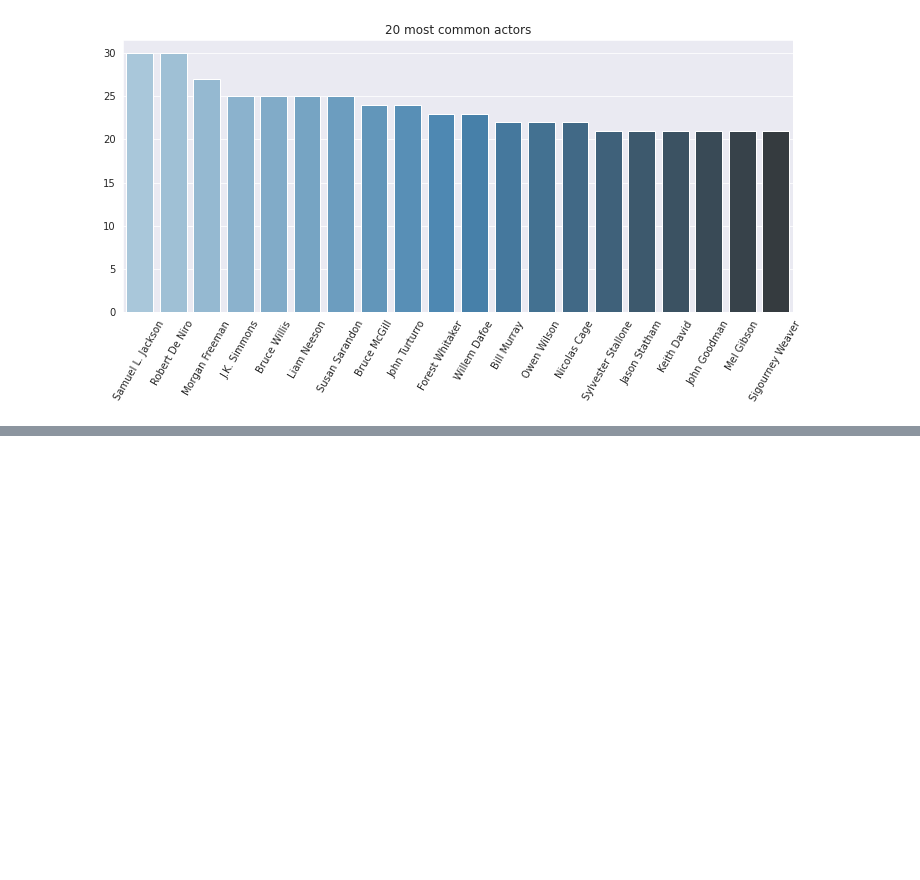
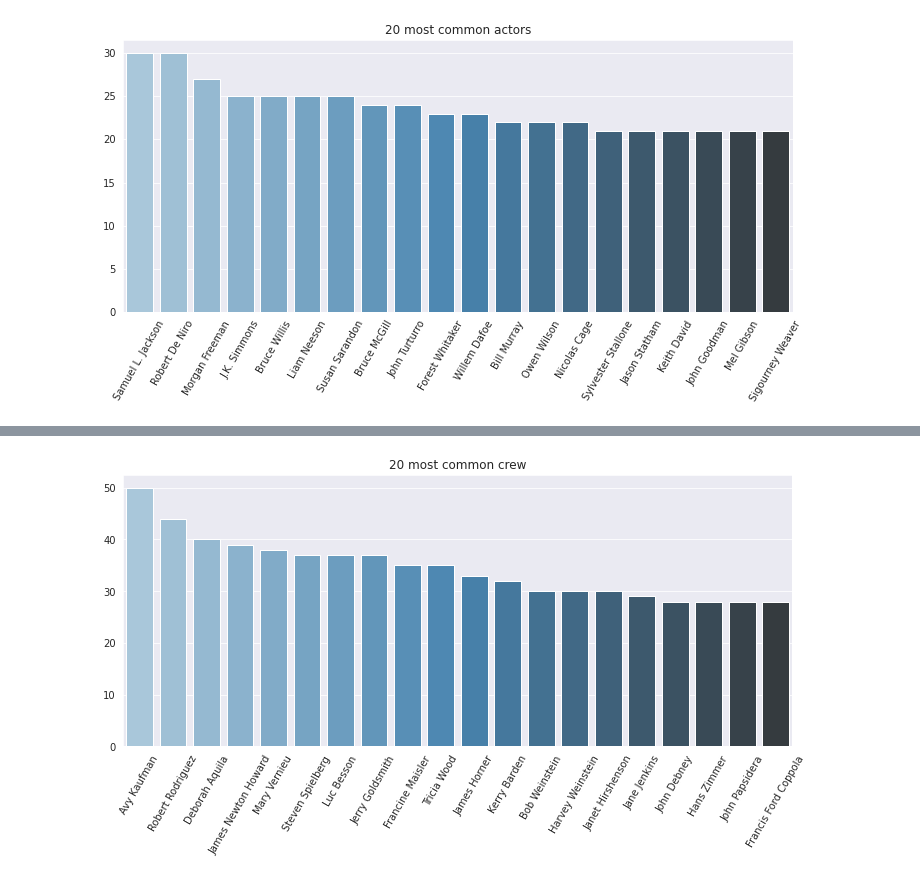
Before and after one commit to eRafaell/kaggle_tmdb_box_office_prediction, a Jupyter notebook: tmdb_box_office_prediction.ipynb, the cells around one changed output, grey strips where cells are left out. Saved outputs shown, nothing was run; the diff lists cells and outputs as text; code cells hidden in the pictures; blank space fills up the shorter version.

```diff
--- a/tmdb_box_office_prediction.ipynb
+++ b/tmdb_box_office_prediction.ipynb
@@ -934,0 +1010,8 @@ plt.show()
+# %%
+# list of crew for every movie
+crew_names_train = train['crew'].apply(lambda x: [i['name'] for i in x] if x!={} else [])
+crew_names_test = test['crew'].apply(lambda x: [i['name'] for i in x] if x!={} else [])
+
+pd.DataFrame({'title': train['title'],
+              'crew': cast_names_train,
+              'crew_number': cast_names_train.apply(len)}).head(20)
@@ -934,0 +1036,4 @@ plt.show()
+# %%
+# 20 most common crew members
+crew_count = Counter([i for j in crew_names_train for i in j]).most_common()
+crew_count[:20]
@@ -934,0 +1061,11 @@ plt.show()
+# %%
+# 20 most common crew members - plot
+fig = plt.figure(figsize=(12, 5))
+sns.barplot(y=[value[1] for value in crew_count[:20]],
+            x=[value[0] for value in crew_count[:20]],
+            palette="Blues_d")
+plt.title('20 most common crew')
+plt.xticks(rotation=60)
+plt.show()
+# %% [output]
+[figure, added]
```
Also changed, not shown: parts of 13 cells of this notebook.
